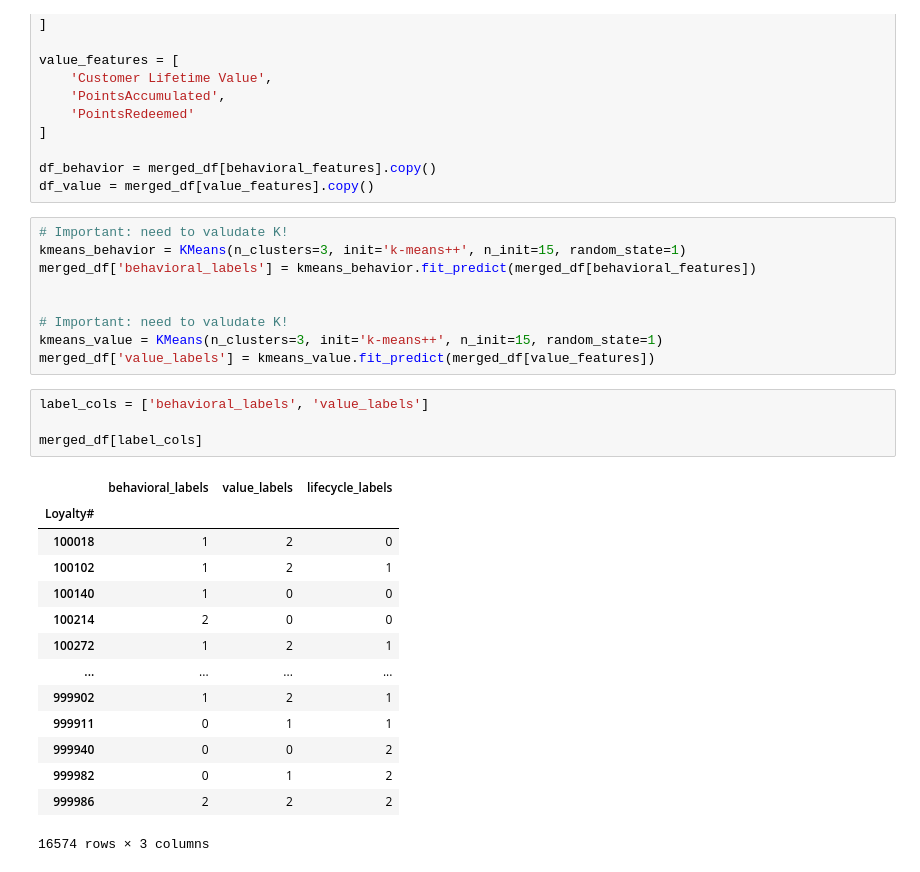
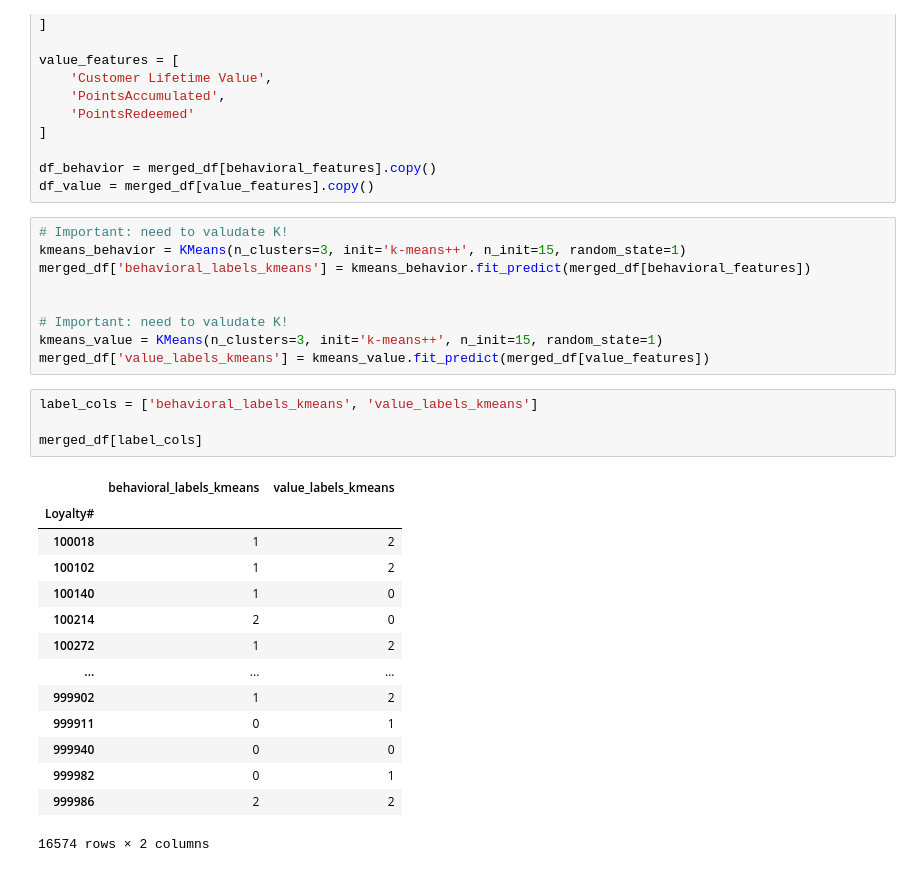
Before and after one commit to Filipesteves974/Data-Mining, a Jupyter notebook: clustering_merged copy.ipynb, the cells around one changed output. Drawn from its saved outputs; the diff is of its cells as text.

```diff
--- a/clustering_merged copy.ipynb
+++ b/clustering_merged copy.ipynb
@@ -666,30 +665,30 @@ df_value = merged_df[value_features].copy()
 # %%
 # Important: need to valudate K!
 kmeans_behavior = KMeans(n_clusters=3, init='k-means++', n_init=15, random_state=1)
-merged_df['behavioral_labels'] = kmeans_behavior.fit_predict(merged_df[behavioral_features])
+merged_df['behavioral_labels_kmeans'] = kmeans_behavior.fit_predict(merged_df[behavioral_features])
 
 
 # Important: need to valudate K!
 kmeans_value = KMeans(n_clusters=3, init='k-means++', n_init=15, random_state=1)
-merged_df['value_labels'] = kmeans_value.fit_predict(merged_df[value_features])
+merged_df['value_labels_kmeans'] = kmeans_value.fit_predict(merged_df[value_features])
 # %%
-label_cols = ['behavioral_labels', 'value_labels']
+label_cols = ['behavioral_labels_kmeans', 'value_labels_kmeans']
 
 merged_df[label_cols]
 # %% [output]
-|  | behavioral_labels | value_labels | lifecycle_labels |
-| Loyalty# |  |  |  |
-| 100018 | 1 | 2 | 0 |
-| 100102 | 1 | 2 | 1 |
-| 100140 | 1 | 0 | 0 |
-| 100214 | 2 | 0 | 0 |
-| 100272 | 1 | 2 | 1 |
-| ... | ... | ... | ... |
-| 999902 | 1 | 2 | 1 |
-| 999911 | 0 | 1 | 1 |
-| 999940 | 0 | 0 | 2 |
-| 999982 | 0 | 1 | 2 |
-| 999986 | 2 | 2 | 2 |
+|  | behavioral_labels_kmeans | value_labels_kmeans |
+| Loyalty# |  |  |
+| 100018 | 1 | 2 |
+| 100102 | 1 | 2 |
+| 100140 | 1 | 0 |
+| 100214 | 2 | 0 |
+| 100272 | 1 | 2 |
+| ... | ... | ... |
+| 999902 | 1 | 2 |
+| 999911 | 0 | 1 |
+| 999940 | 0 | 0 |
+| 999982 | 0 | 1 |
+| 999986 | 2 | 2 |
-16574 rows × 3 columns
+16574 rows × 2 columns
 # %%
 pd.crosstab(
```
Also changed, not shown: parts of 5 cells of this notebook.
